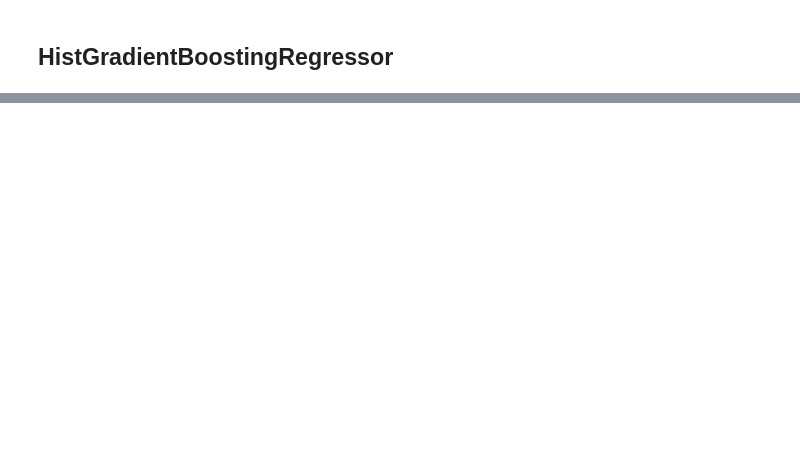
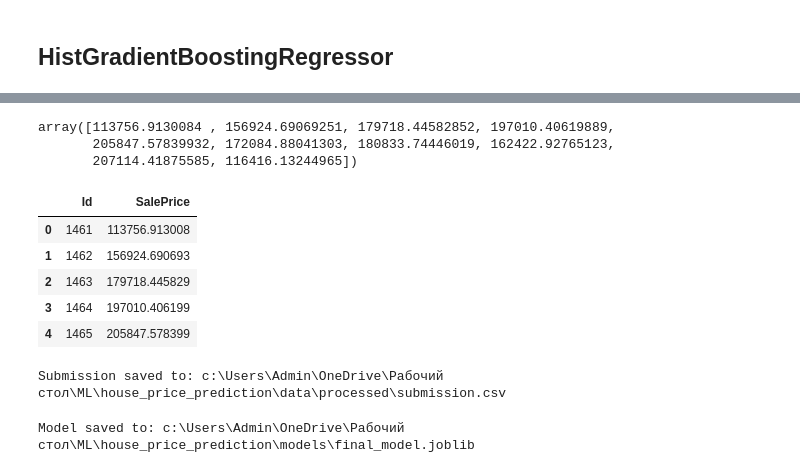
Before and after one commit to rodionP007/house_price_prediction, a Jupyter notebook: notebooks/01_eda_and_baseline.ipynb, the cells around one changed output, grey strips where cells are left out. Cells and saved outputs as stored; diff of their text form; code cells hidden in the pictures; blank space fills up the shorter version.

```diff
--- a/notebooks/01_eda_and_baseline.ipynb
+++ b/notebooks/01_eda_and_baseline.ipynb
@@ -330,9 +330,9 @@ plt.show()
 # %%
 target = "SalePrice"
 
-X = df.drop(columns=[target])
+X = df.drop(columns=[target, "Id"])
 y = df[target]
 
-print("X shape: ", X.shape)
-print("Y shape: ", y.shape)
+print("X shape:", X.shape)
+print("y shape:", y.shape)
 # %% [output]
@@ -810,0 +898,3 @@ final_results_with_best_rf.sort_values(by="RMSE")
+# %%
+final_model = best_lasso_model
+final_model
@@ -810,0 +919,2 @@ final_results_with_best_rf.sort_values(by="RMSE")
+# %%
+final_model.fit(X, y)
@@ -810,0 +939,51 @@ final_results_with_best_rf.sort_values(by="RMSE")
+# %%
+test_df = pd.read_csv(test_path)
+
+test_ids = test_df["Id"]
+X_kaggle_test = test_df.drop(columns=["Id"])
+
+test_predictions = final_model.predict(X_kaggle_test)
+
+test_predictions[:10]
+# %% [output]
+array([113756.9130084 , 156924.69069251, 179718.44582852, 197010.40619889,
+       205847.57839932, 172084.88041303, 180833.74446019, 162422.92765123,
+       207114.41875585, 116416.13244965])
+# %%
+submission = pd.DataFrame({
+    "Id": test_ids,
+    "SalePrice": test_predictions
+})
+
+submission.head()
+# %% [output]
+|  | Id | SalePrice |
+| 0 | 1461 | 113756.913008 |
+| 1 | 1462 | 156924.690693 |
+| 2 | 1463 | 179718.445829 |
+| 3 | 1464 | 197010.406199 |
+| 4 | 1465 | 205847.578399 |
+# %%
+processed_dir = PROJECT_DIR / "data" / "processed"
+processed_dir.mkdir(parents=True, exist_ok=True)
+
+submission_path = processed_dir / "submission.csv"
+
+submission.to_csv(submission_path, index=False)
+
+print("Submission saved to:", submission_path)
+# %% [output]
+Submission saved to: c:\Users\Admin\OneDrive\Рабочий стол\ML\house_price_prediction\data\processed\submission.csv
+# %%
+import joblib
+
+models_dir = PROJECT_DIR / "models"
+models_dir.mkdir(parents=True, exist_ok=True)
+
+model_path = models_dir / "final_model.joblib"
+
+joblib.dump(final_model, model_path)
+
+print("Model saved to:", model_path)
+# %% [output]
+Model saved to: c:\Users\Admin\OneDrive\Рабочий стол\ML\house_price_prediction\models\final_model.joblib
```
Also changed, not shown: parts of 28 cells of this notebook.
